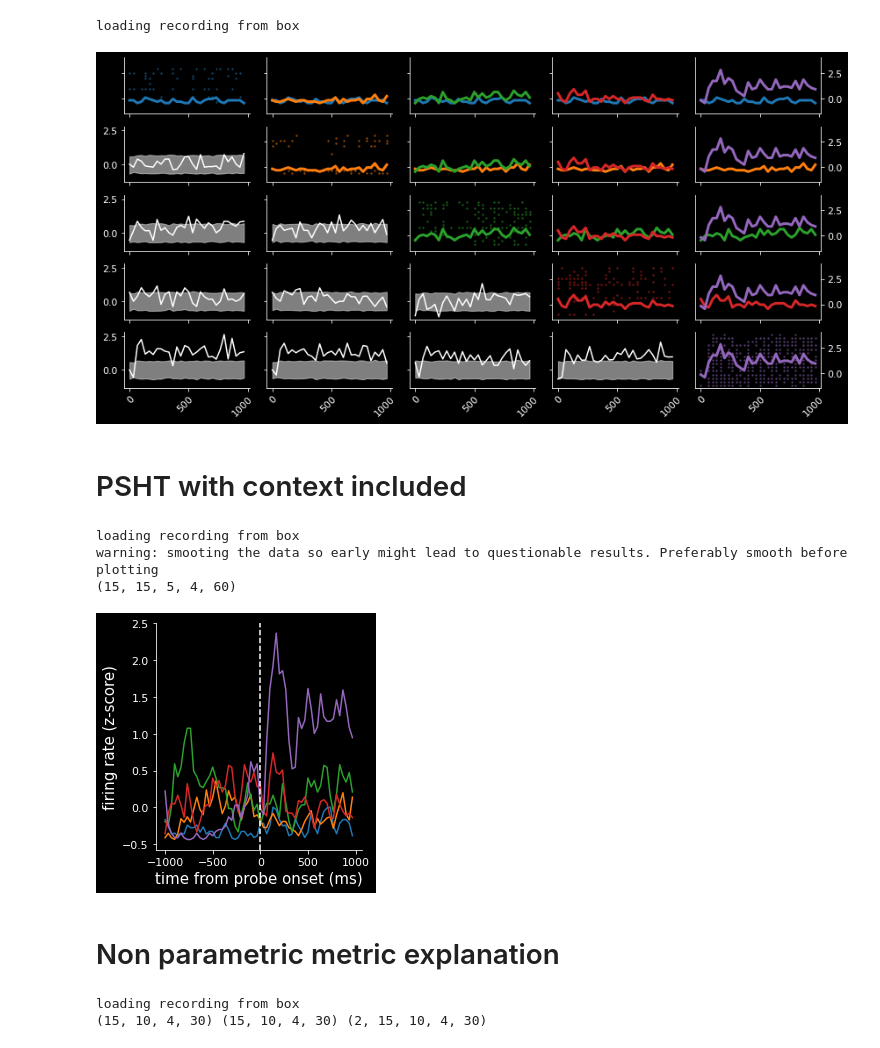
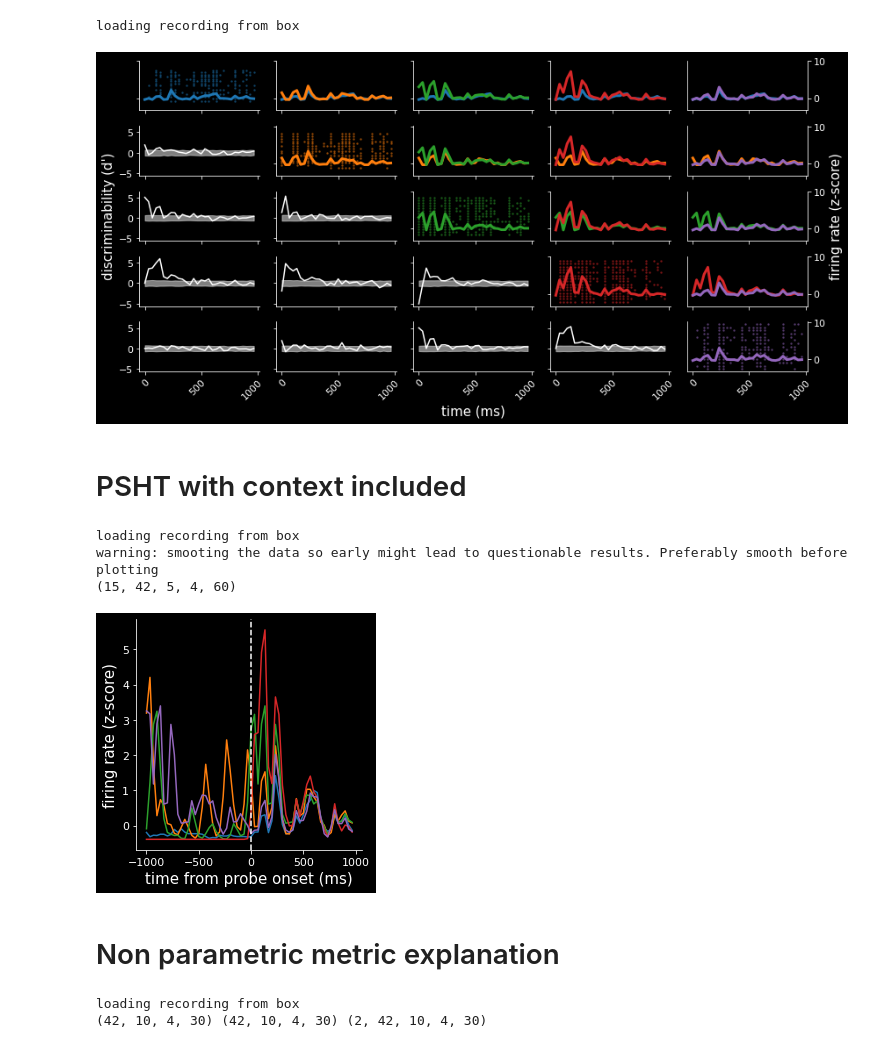
Before and after one commit to Mateo-Lopez-Espejo/context_probe_analysis, a Jupyter notebook: reports/210316_EARS_talk.ipynb, the cells around one changed output. Drawn from its saved outputs; the diff is of its cells as text; code cells hidden in the pictures.

```diff
--- a/reports/210316_EARS_talk.ipynb
+++ b/reports/210316_EARS_talk.ipynb
@@ -743,0 +466,18 @@ savefig(fig, "EARS_figures", title)
+# %%
+fig, ax = plt.subplots()
+if scatter:
+    ax = sns.stripplot(x='region', y='value', data=toplot, order=reg_ord, hue_order=reg_ord,
+                       s=2, jitter=0.3, dodge=True, palette=sns.color_palette(), ax=ax)
+ax = sns.pointplot(x='region', y='value', data=tocalc, order=reg_ord, hue_order=reg_ord,
+                   s=2, dodge=0.4, join=False, palette=sns.color_palette(), capsize=0.2, ci=68, ax=ax)
+
+ax.legend([],[], frameon=False)
+ax.set_xticklabels(reg_ord, rotation = 45)
+
+ax.set_xlabel('')
+ax.set_ylabel(metric)
+ax.set_title(f"{analysis}")
+fig.tight_layout(rect=(0,0,1,1))
+fig.set_size_inches(2.5,5)
+title =f'{analysis}_{metric}_post_hoc_region_{scatter}'
+savefig(fig, "EARS_figures", title)
@@ -873,7 +615,7 @@ def grid_plot(id, trialR, dprime, confidence_interval, probe):
         elif x > y:
             _ = dprime_ci(dprime, confidence_interval, cell_idx, y, x, probe_idx, ax)
 
-        # plots diagonal raste
+        # plots diagonal raster
         else:
             _ = single_psth(trialR, cell_idx, x, probe_idx, ax)
             diagonals.append(ax)
@@ -882,6 +624,11 @@ def grid_plot(id, trialR, dprime, confidence_interval, probe):
         if x != 4:
             plt.setp(ax.get_xticklabels(), visible=False)
 
+        # add time labels
+        else:
+            if y == 2:
+                ax.set_xlabel('time (ms)')
+
         plt.setp(ax.get_xticklabels(), rotation=45, ha="right",
                  rotation_mode="anchor")
 
@@ -889,12 +636,20 @@ def grid_plot(id, trialR, dprime, confidence_interval, probe):
         if y not in [0,4]:
             plt.setp(ax.get_yticklabels(), visible=False)
 
+        # remove y labels on the first psth
         if y == 0 and x == 0:
             plt.setp(ax.get_yticklabels(), visible=False)
+
+        # dprime labels on left side
+        if y == 0 and x == 2:
+            ax.set_ylabel("discriminability (d')")
 
         # zscore firing rate ticks on right side
         if y == 4:
             ax.yaxis.tick_right()
+            ax.yaxis.set_label_position("right")
+            if x == 2:
+                ax.set_ylabel('firing rate (z-score)')
             ax.spines['right'].set_visible(True)
 
 
@@ -906,18 +661,21 @@ def grid_plot(id, trialR, dprime, confidence_interval, probe):
 
     return fig
 # %%
-id = 'CRD012b-13-1'
+# id = 'CRD012b-13-1'
+# id = 'CRD004a-64-1'
+id = 'CRD004a-39-2'
 trialR, dprime, shuffled_dprime, significance, confidence_interval, goodcells, t = load_all_raw_data(id)
 # %% [output]
 loading recording from box
 # %%
-probe = 3
+# probe = 3
+probe = 4
 fig = grid_plot(id, trialR, dprime, confidence_interval, probe)
 fig.set_size_inches(12,6)
 title =f'context_pair_grid_{id}'
 savefig(fig, "EARS_figures", title)
 # %% [output]
-[figure, old version]
+[figure, new version]
 # %% [markdown]
 # PSHT with context included
 # %%
@@ -956,8 +714,8 @@ savefig(fig, "EARS_figures", title)
 # %% [output]
 loading recording from box
 warning: smooting the data so early might lead to questionable results. Preferably smooth before plotting
-(15, 15, 5, 4, 60)
+(15, 42, 5, 4, 60)
-[figure, old version]
+[figure, new version]
 # %% [markdown]
 # Non parametric metric explanation
 # %%
@@ -965,7 +723,7 @@ trialR, dprime, shuffled_dprime, significance, confidence_interval, goodcells, t
 print(dprime.shape, significance.shape, confidence_interval.shape)
 # %% [output]
 loading recording from box
-(15, 10, 4, 30) (15, 10, 4, 30) (2, 15, 10, 4, 30)
+(42, 10, 4, 30) (42, 10, 4, 30) (2, 42, 10, 4, 30)
 # %%
 def non_param_example_plot(id, dprime, confidence_interval, significance, trans_idx_0, trans_idx_1, probe):
     cell_idx = goodcells.index(id) if len(id)>7 else 0
```
Also changed, not shown: parts of 17 cells of this notebook.
